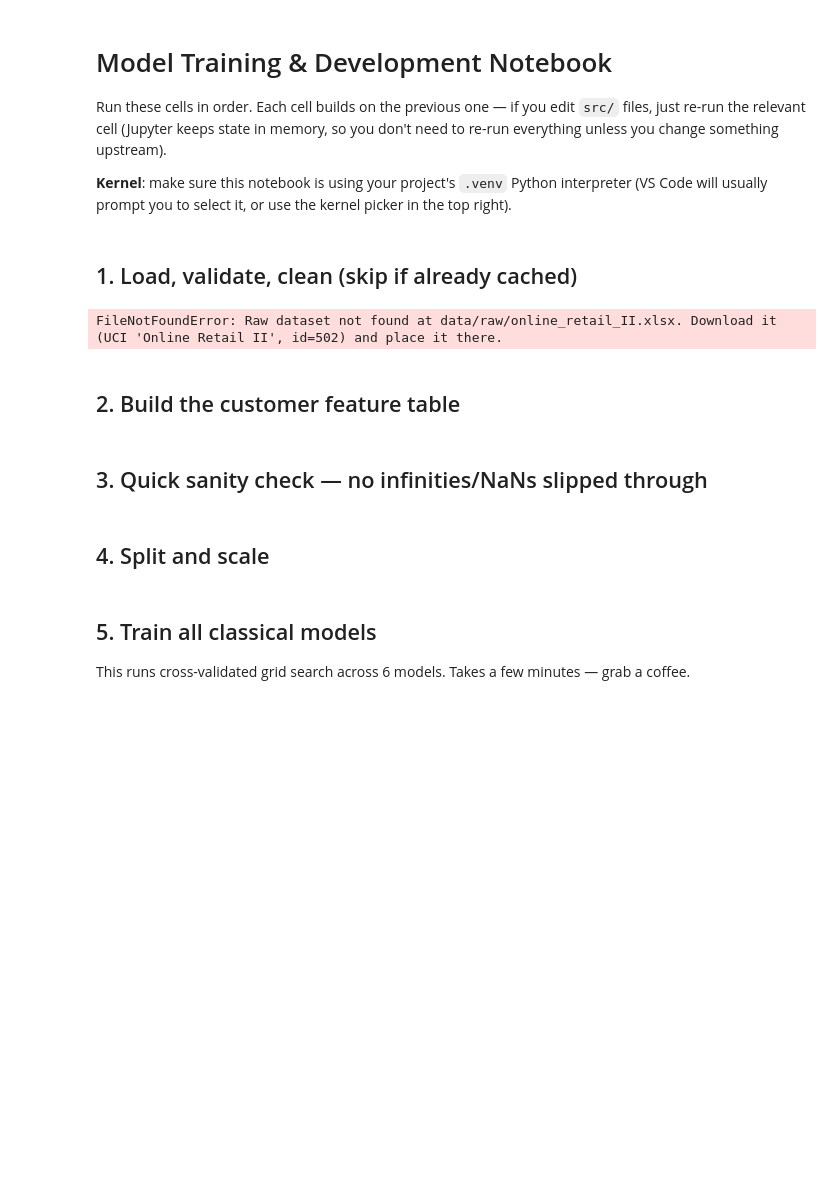
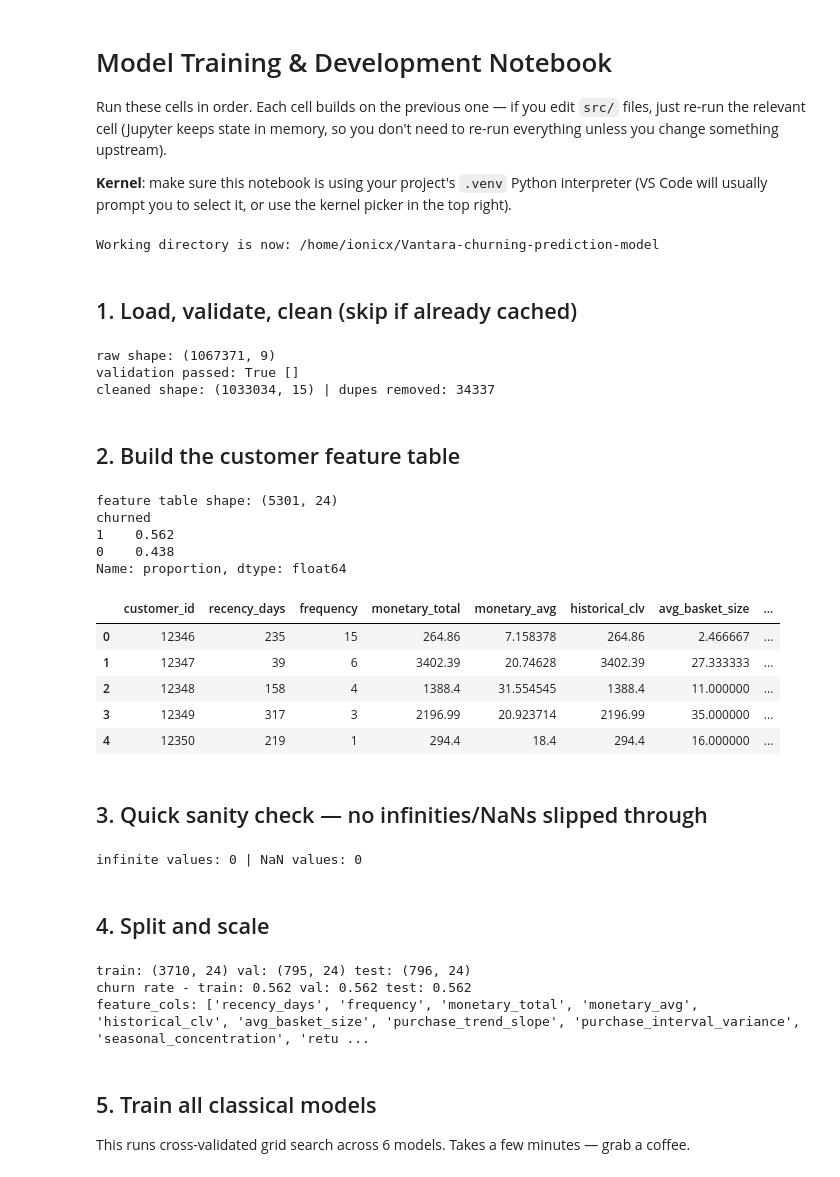
Before and after one commit to IoNiCx1/Vantara-churning-prediction-model, a Jupyter notebook: notebooks/01_model_training.ipynb, the cells around one changed output. Saved outputs shown, nothing was run; the diff lists cells and outputs as text; code cells hidden in the pictures; blank space fills up the shorter version.

```diff
--- a/notebooks/01_model_training.ipynb
+++ b/notebooks/01_model_training.ipynb
@@ -9,6 +9,17 @@ upstream).
 **Kernel**: make sure this notebook is using your project's `.venv` Python
 interpreter (VS Code will usually prompt you to select it, or use the
 kernel picker in the top right).
+# %%
+import os
+
+# Jupyter/VS Code often launches notebooks with the notebook's own folder
+# as the working directory. Force it back to the project root so relative
+# paths in config.yaml (e.g. "data/raw/...") resolve correctly everywhere.
+if os.path.basename(os.getcwd()) == "notebooks":
+    os.chdir("..")
+print("Working directory is now:", os.getcwd())
+# %% [output]
+Working directory is now: /home/ionicx/Vantara-churning-prediction-model
 # %%
 import sys
 sys.path.insert(0, '..')  # so `src.` imports work from notebooks/ folder
@@ -27,7 +38,7 @@ pd.set_option('display.max_columns', None)
 # %% [markdown]
 ## 1. Load, validate, clean (skip if already cached)
 # %%
-cfg = load_config('../config/config.yaml')
+cfg = load_config('config/config.yaml')
 raw = load_raw_transactions(cfg['paths']['raw_data'], cfg['sheets'])
 print('raw shape:', raw.shape)
 
@@ -35,20 +46,34 @@ result = run_validation(raw, cfg)
 print('validation passed:', result.passed, result.errors)
 
 cleaned = run_cleaning_pipeline(raw, cfg['cleaning']['non_product_stockcodes'], cfg['cleaning']['outlier_iqr_multiplier'])
-cleaned.to_parquet('../data/interim/cleaned_transactions.parquet')
+cleaned.to_parquet('data/interim/cleaned_transactions.parquet')
 print('cleaned shape:', cleaned.shape, '| dupes removed:', cleaned.attrs['n_duplicates_removed'])
 # %% [output]
-FileNotFoundError: Raw dataset not found at data/raw/online_retail_II.xlsx. Download it (UCI 'Online Retail II', id=502) and place it there.
+raw shape: (1067371, 9)
+validation passed: True []
+cleaned shape: (1033034, 15) | dupes removed: 34337
 # %% [markdown]
 ## 2. Build the customer feature table
 # %%
 cutoff = cleaned['invoice_date'].max() - pd.Timedelta(days=90)
 feats = build_customer_feature_table(cleaned, cutoff, churn_window_days=90)
-feats.to_parquet('../data/processed/customer_features.parquet')
-
+#feats.to_parquet('/data/processed/customer_features.parquet')
+feats.to_parquet('data/processed/customer_features.parquet')
 print('feature table shape:', feats.shape)
 print(feats['churned'].value_counts(normalize=True).round(3))
 feats.head()
+# %% [output]
+feature table shape: (5301, 24)
+churned
+1    0.562
+0    0.438
+Name: proportion, dtype: float64
+|  | customer_id | recency_days | frequency | monetary_total | monetary_avg | historical_clv | avg_basket_size | ... |
+| 0 | 12346 | 235 | 15 | 264.86 | 7.158378 | 264.86 | 2.466667 | ... |
+| 1 | 12347 | 39 | 6 | 3402.39 | 20.74628 | 3402.39 | 27.333333 | ... |
+| 2 | 12348 | 158 | 4 | 1388.4 | 31.554545 | 1388.4 | 11.000000 | ... |
+| 3 | 12349 | 317 | 3 | 2196.99 | 20.923714 | 2196.99 | 35.000000 | ... |
+| 4 | 12350 | 219 | 1 | 294.4 | 18.4 | 294.4 | 16.000000 | ... |
 # %% [markdown]
 ## 3. Quick sanity check — no infinities/NaNs slipped through
 # %%
@@ -57,6 +82,8 @@ n_inf = sum(np.isinf(feats[c]).sum() for c in numeric_cols)
 n_nan = feats[numeric_cols].isna().sum().sum()
 print('infinite values:', n_inf, '| NaN values:', n_nan)
 assert n_inf == 0 and n_nan == 0, 'Fix build_features.py before continuing!'
+# %% [output]
+infinite values: 0 | NaN values: 0
 # %% [markdown]
 ## 4. Split and scale
 # %%
@@ -77,6 +104,10 @@ X_train_scaled = apply_scaler(X_train_unscaled, scaler)
 X_val_scaled = apply_scaler(X_val_unscaled, scaler)
 X_test_scaled = apply_scaler(X_test_unscaled, scaler)
 y_train, y_val, y_test = train['churned'], val['churned'], test['churned']
+# %% [output]
+train: (3710, 24) val: (795, 24) test: (796, 24)
+churn rate - train: 0.562 val: 0.562 test: 0.562
+feature_cols: ['recency_days', 'frequency', 'monetary_total', 'monetary_avg', 'historical_clv', 'avg_basket_size', 'purchase_trend_slope', 'purchase_interval_variance', 'seasonal_concentration', 'retu ...
 # %% [markdown]
 ## 5. Train all classical models
 
```
Also changed, not shown: parts of 3 cells of this notebook, 1 other file.
